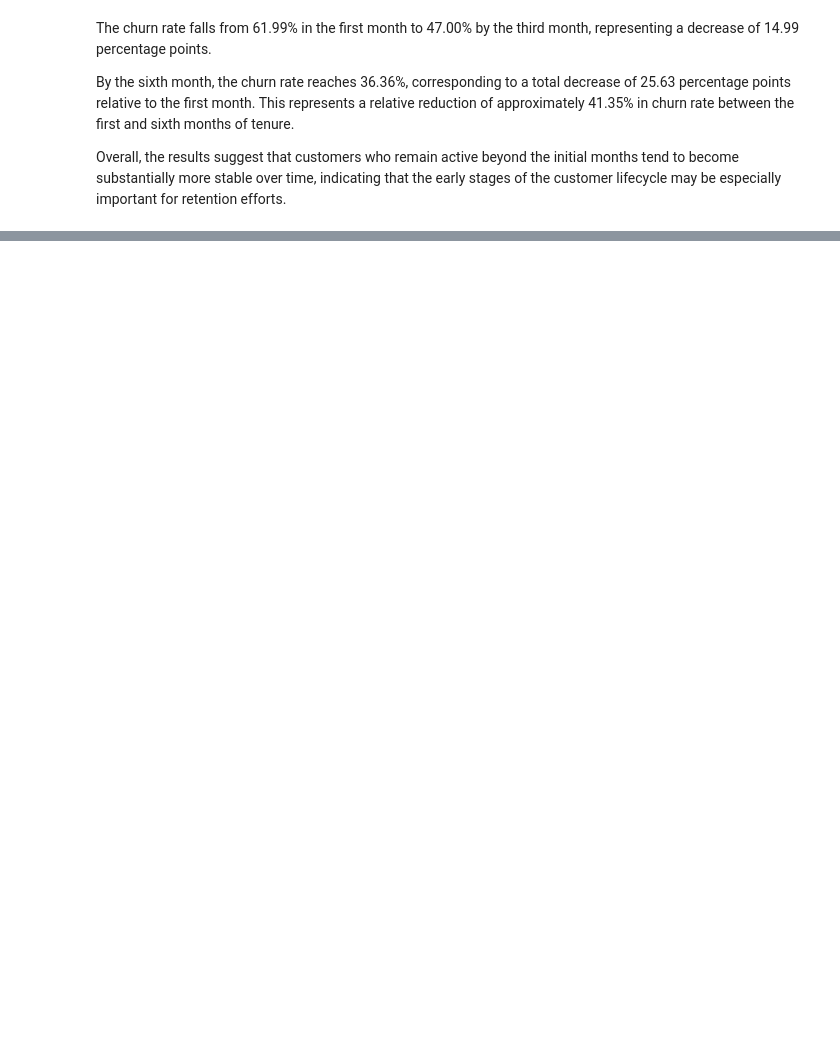
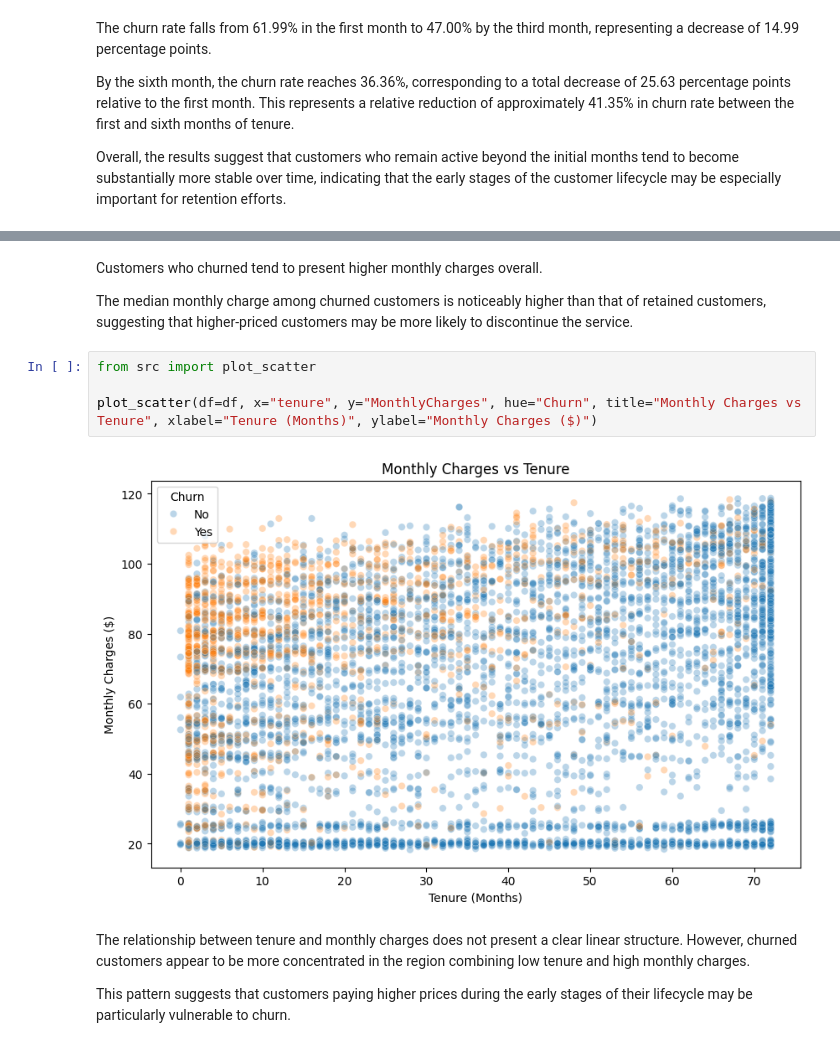
Before and after one commit to Bernardo-G-Cunha/customer-churn-analytics, a Jupyter notebook: notebooks/02_eda.ipynb, the cells around one changed output, grey strips where cells are left out. Cells and saved outputs as stored; diff of their text form; blank space fills up the shorter version.

```diff
--- a/notebooks/02_eda.ipynb
+++ b/notebooks/02_eda.ipynb
@@ -119,0 +221,14 @@ for retention efforts.
+# %% [markdown]
+Customers who churned tend to present higher monthly charges overall.
+
+The median monthly charge among churned customers is noticeably higher than that of retained customers, suggesting that higher-priced customers may be more likely to discontinue the service.
+# %%
+from src import plot_scatter
+
+plot_scatter(df=df, x="tenure", y="MonthlyCharges", hue="Churn", title="Monthly Charges vs Tenure", xlabel="Tenure (Months)", ylabel="Monthly Charges ($)")
+# %% [output]
+[figure, added]
+# %% [markdown]
+The relationship between tenure and monthly charges does not present a clear linear structure. However, churned customers appear to be more concentrated in the region combining low tenure and high monthly charges.
+
+This pattern suggests that customers paying higher prices during the early stages of their lifecycle may be particularly vulnerable to churn.
```
Also changed, not shown: parts of 14 cells of this notebook, 3 other files.
